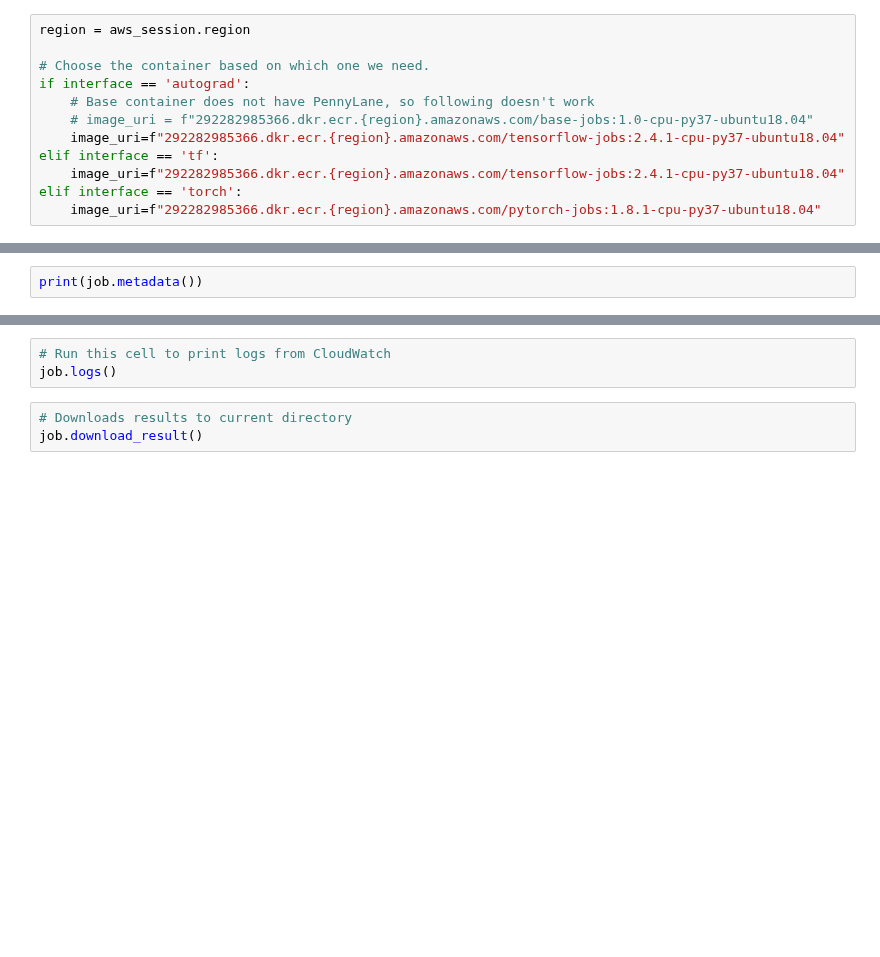
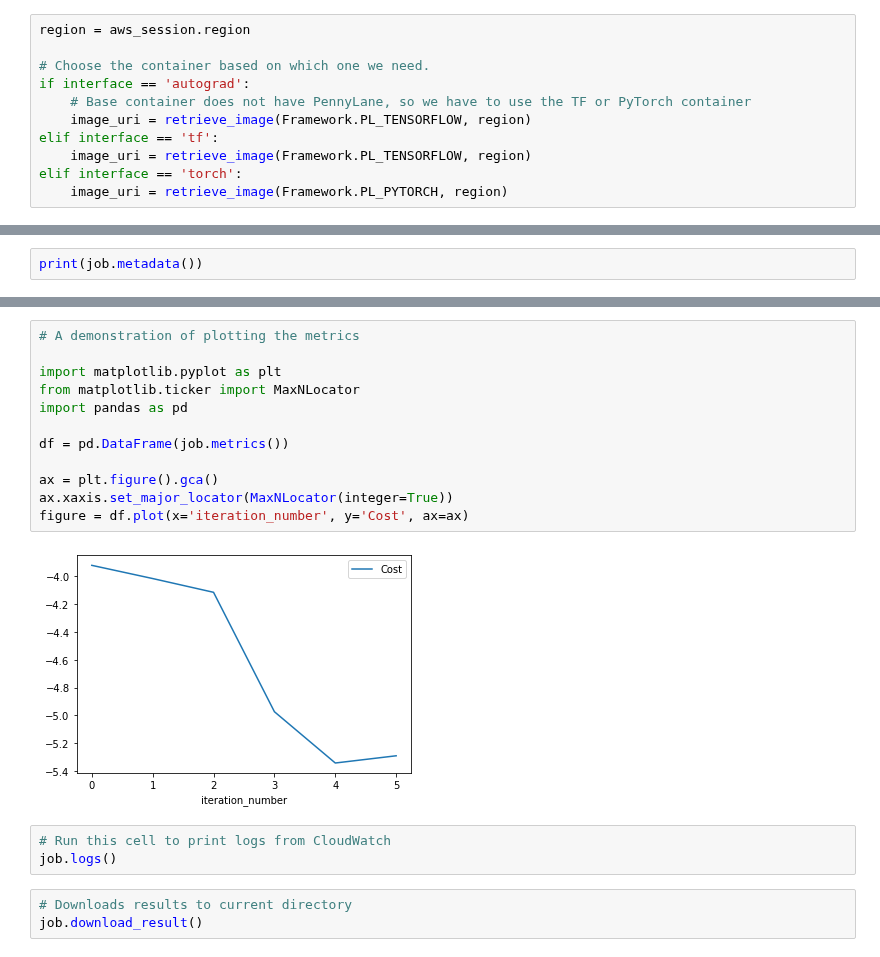
Before and after one commit to amazon-braket/amazon-braket-sdk-python, a Jupyter notebook: examples/jobs/create_qaoa_job.ipynb, the cells around one changed output, grey strips where cells are left out. Saved outputs shown, nothing was run; the diff lists cells and outputs as text; blank space fills up the shorter version.

```diff
--- a/examples/jobs/create_qaoa_job.ipynb
+++ b/examples/jobs/create_qaoa_job.ipynb
@@ -94,13 +84,12 @@ region = aws_session.region
 
 # Choose the container based on which one we need.
 if interface == 'autograd':
-    # Base container does not have PennyLane, so following doesn't work
-    # image_uri = f"292282985366.dkr.ecr.{region}.amazonaws.com/base-jobs:1.0-cpu-py37-ubuntu18.04"
-    image_uri=f"292282985366.dkr.ecr.{region}.amazonaws.com/tensorflow-jobs:2.4.1-cpu-py37-ubuntu18.04"
+    # Base container does not have PennyLane, so we have to use the TF or PyTorch container
+    image_uri = retrieve_image(Framework.PL_TENSORFLOW, region)
 elif interface == 'tf':
-    image_uri=f"292282985366.dkr.ecr.{region}.amazonaws.com/tensorflow-jobs:2.4.1-cpu-py37-ubuntu18.04"
+    image_uri = retrieve_image(Framework.PL_TENSORFLOW, region)
 elif interface == 'torch':
-    image_uri=f"292282985366.dkr.ecr.{region}.amazonaws.com/pytorch-jobs:1.8.1-cpu-py37-ubuntu18.04"
+    image_uri = retrieve_image(Framework.PL_PYTORCH, region)
 # %%
 start_time = time.time()
 
@@ -167,3 +165,17 @@ print(job.metrics())
+# %%
+# A demonstration of plotting the metrics
+
+import matplotlib.pyplot as plt
+from matplotlib.ticker import MaxNLocator
+import pandas as pd
+
+df = pd.DataFrame(job.metrics())
+
+ax = plt.figure().gca()
+ax.xaxis.set_major_locator(MaxNLocator(integer=True))
+figure = df.plot(x='iteration_number', y='Cost', ax=ax)
+# %% [output]
+[figure, added]
 # %%
 # Run this cell to print logs from CloudWatch
 job.logs()
```
Also changed, not shown: parts of 9 cells of this notebook, 2 other files.
